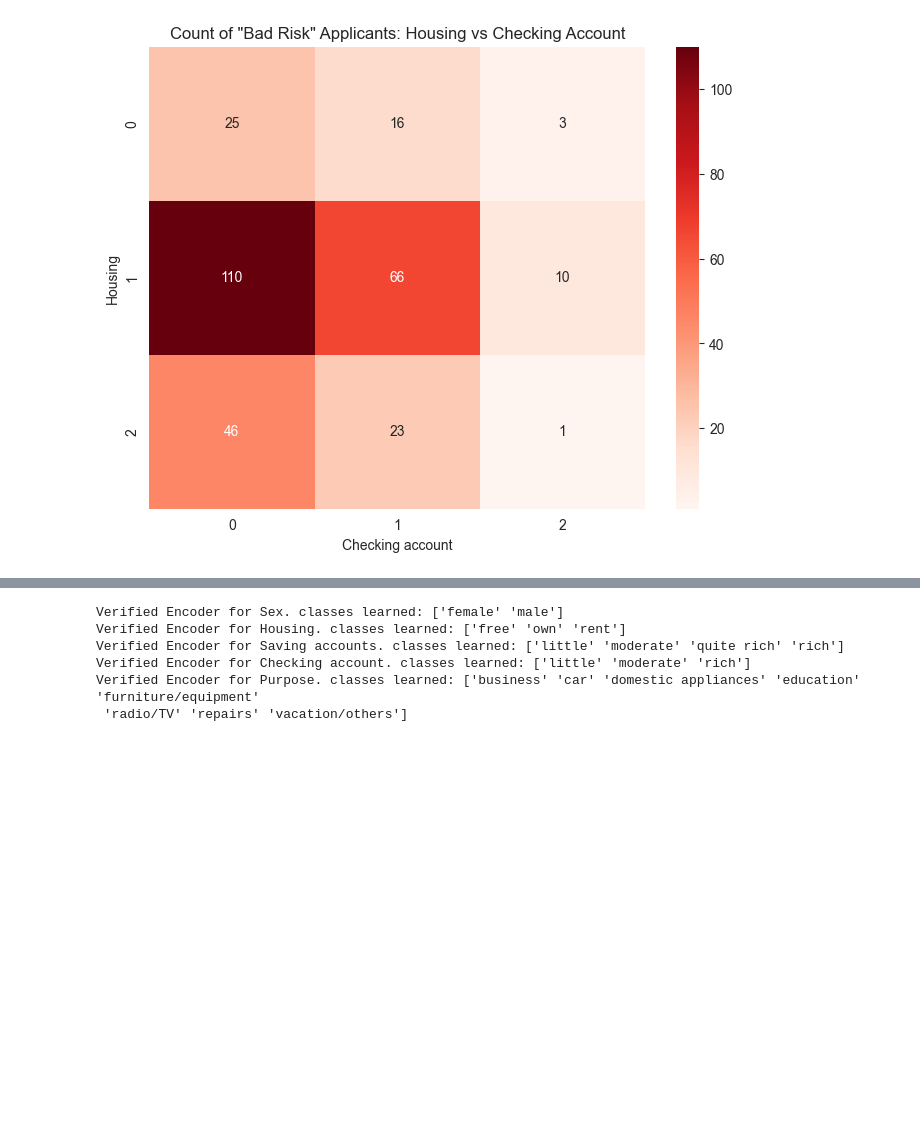
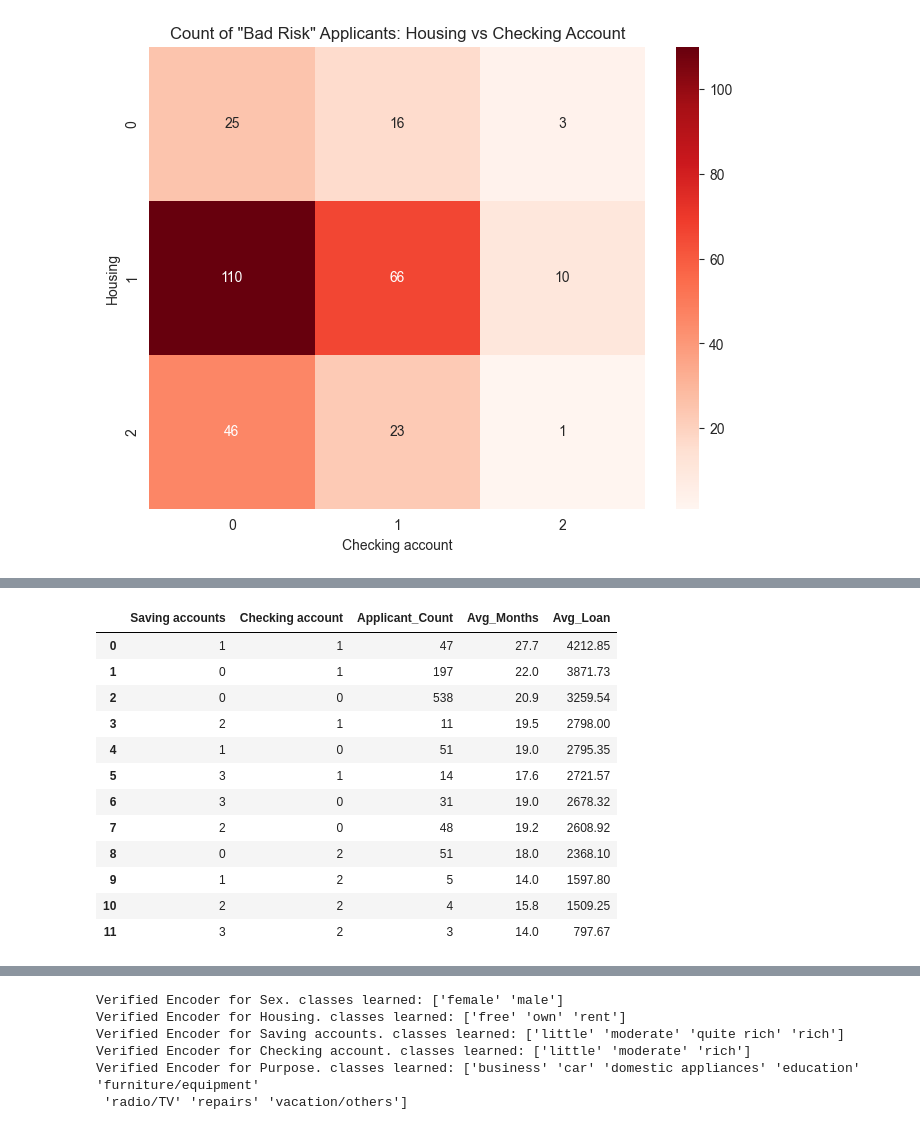
Before and after one commit to chabuzy/credit_risk, a Jupyter notebook: analysis.ipynb, the cells around one changed output, grey strips where cells are left out. Cells and saved outputs as stored; diff of their text form; code cells hidden in the pictures; blank space fills up the shorter version.

```diff
--- a/analysis.ipynb
+++ b/analysis.ipynb
@@ -293,0 +411,29 @@ plt.show()
+# %%
+query_liquidity = """
+SELECT
+    "Saving accounts",
+    "Checking account",
+    COUNT(*) as Applicant_Count,
+    ROUND(AVG(Duration), 1) as Avg_Months,
+    ROUND(AVG("Credit amount"), 2) as Avg_Loan
+FROM df
+GROUP BY "Saving accounts", "Checking account"
+ORDER BY Avg_Loan DESC;
+"""
+
+liquidity_df = duckdb.query(query_liquidity).df()
+display(liquidity_df)
+# %% [output]
+|  | Saving accounts | Checking account | Applicant_Count | Avg_Months | Avg_Loan |
+| 0 | 1 | 1 | 47 | 27.7 | 4212.85 |
+| 1 | 0 | 1 | 197 | 22.0 | 3871.73 |
+| 2 | 0 | 0 | 538 | 20.9 | 3259.54 |
+| 3 | 2 | 1 | 11 | 19.5 | 2798.00 |
+| 4 | 1 | 0 | 51 | 19.0 | 2795.35 |
+| 5 | 3 | 1 | 14 | 17.6 | 2721.57 |
+| 6 | 3 | 0 | 31 | 19.0 | 2678.32 |
+| 7 | 2 | 0 | 48 | 19.2 | 2608.92 |
+| 8 | 0 | 2 | 51 | 18.0 | 2368.10 |
+| 9 | 1 | 2 | 5 | 14.0 | 1597.80 |
+| 10 | 2 | 2 | 4 | 15.8 | 1509.25 |
+| 11 | 3 | 2 | 3 | 14.0 | 797.67 |
```
Also changed, not shown: parts of 10 cells of this notebook, 1 other file.
